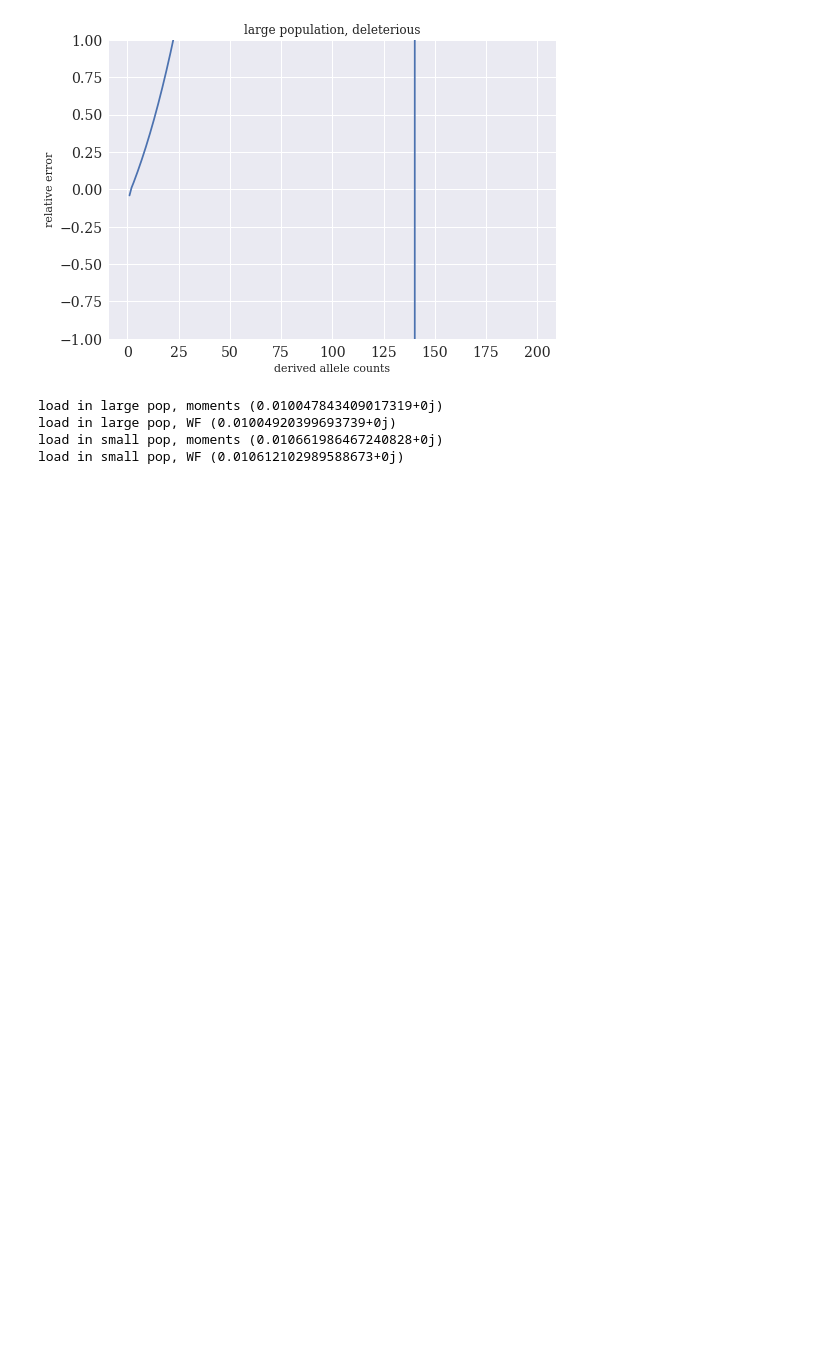
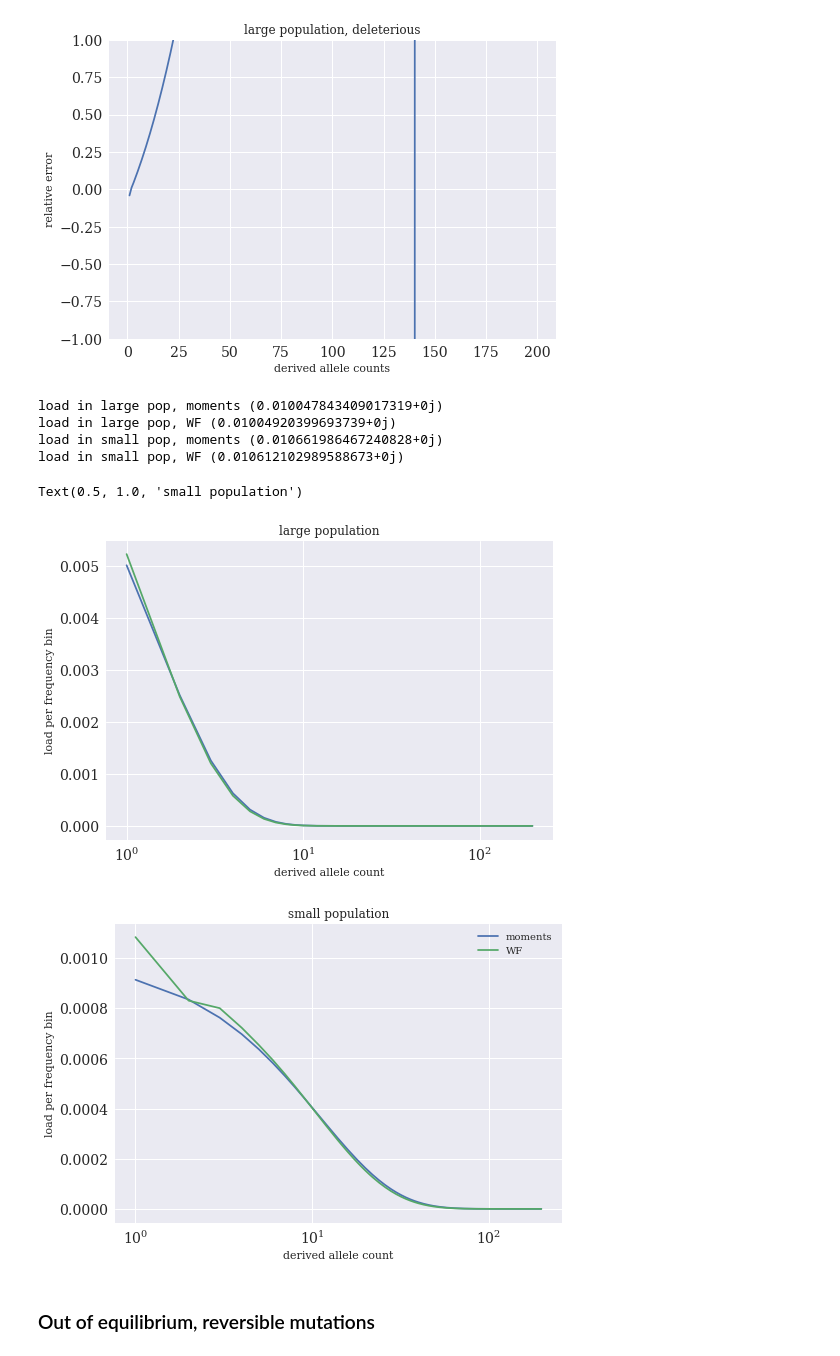
Before and after one commit to ivan-krukov/taming-strong-selection, a Jupyter notebook: src/explore_convergence.ipynb, the cells around one changed output. Saved outputs shown, nothing was run; the diff lists cells and outputs as text; code cells hidden in the pictures; blank space fills up the shorter version.

Commit message:
load with reversible mutations

```diff
--- a/src/explore_convergence.ipynb
+++ b/src/explore_convergence.ipynb
@@ -803,3 +812,38 @@ load in large pop, moments (0.010047843409017319+0j)
 load in large pop, WF (0.01004920399693739+0j)
 load in small pop, moments (0.010661986467240828+0j)
 load in small pop, WF (0.010612102989588673+0j)
+# %%
+def load_per_freq(s_del, sfs, sample_size):
+    """computes the load from the SFS, assuming that only bins with nonzero reference allele counts are given"""
+    assert len(sfs) == sample_size
+    derived_allele_counts = np.arange(1, sample_size+1)
+    return 10**6*s_del*derived_allele_counts*1./sample_size* sfs
+
+def load_per_freq_global_variables(sfs):
+    return load_per_freq(s_del, sfs, sample_size)
+# %%
+load_moments_large = load_per_freq_global_variables(moment_largepop_equil_rev_del[1:])
+load_moments_small = load_per_freq_global_variables(moment_smallpop_equil_rev_del[1:])
+load_WF_large = load_per_freq_global_variables(WF_large_rev_del[1:])
+load_WF_small = load_per_freq_global_variables(WF_small_rev_del[1:])
+
+plt.semilogx(derived_allele_counts, load_moments_large[:-1])
+plt.semilogx(derived_allele_counts, load_WF_large[:-1])
+plt.xlabel("derived allele count")
+plt.ylabel("load per frequency bin")
+plt.title("large population")
+
+plt.figure()
+plt.semilogx(derived_allele_counts, load_moments_small[:-1], label = "moments")
+plt.semilogx(derived_allele_counts, load_WF_small[:-1], label = "WF")
+plt.legend(loc="upper right")
+
+plt.xlabel("derived allele count")
+plt.ylabel("load per frequency bin")
+plt.title("small population")
+# %% [output]
+Text(0.5, 1.0, 'small population')
+[figure, added]
+[figure, added]
+# %% [markdown]
+### Out of equilibrium, reversible mutations
```
Also changed, not shown: parts of 9 cells of this notebook.
